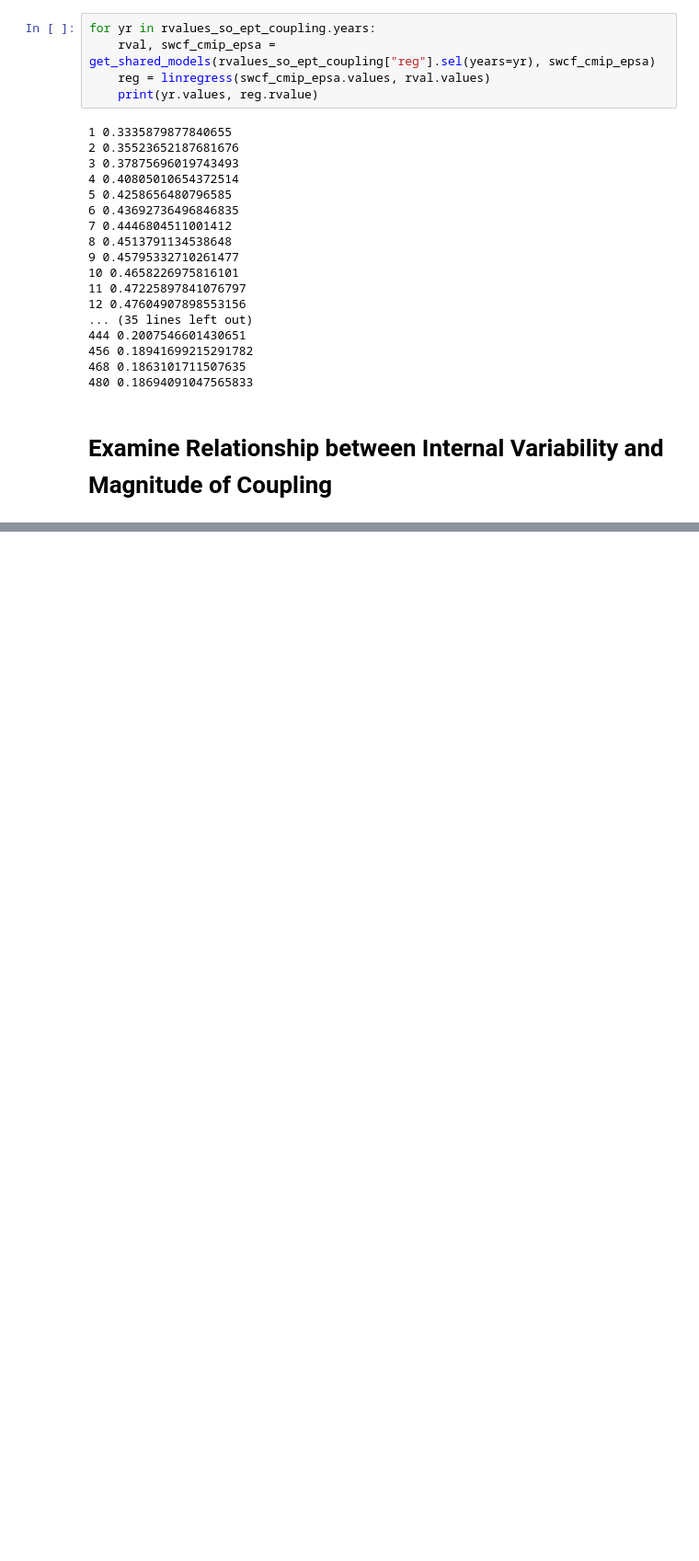
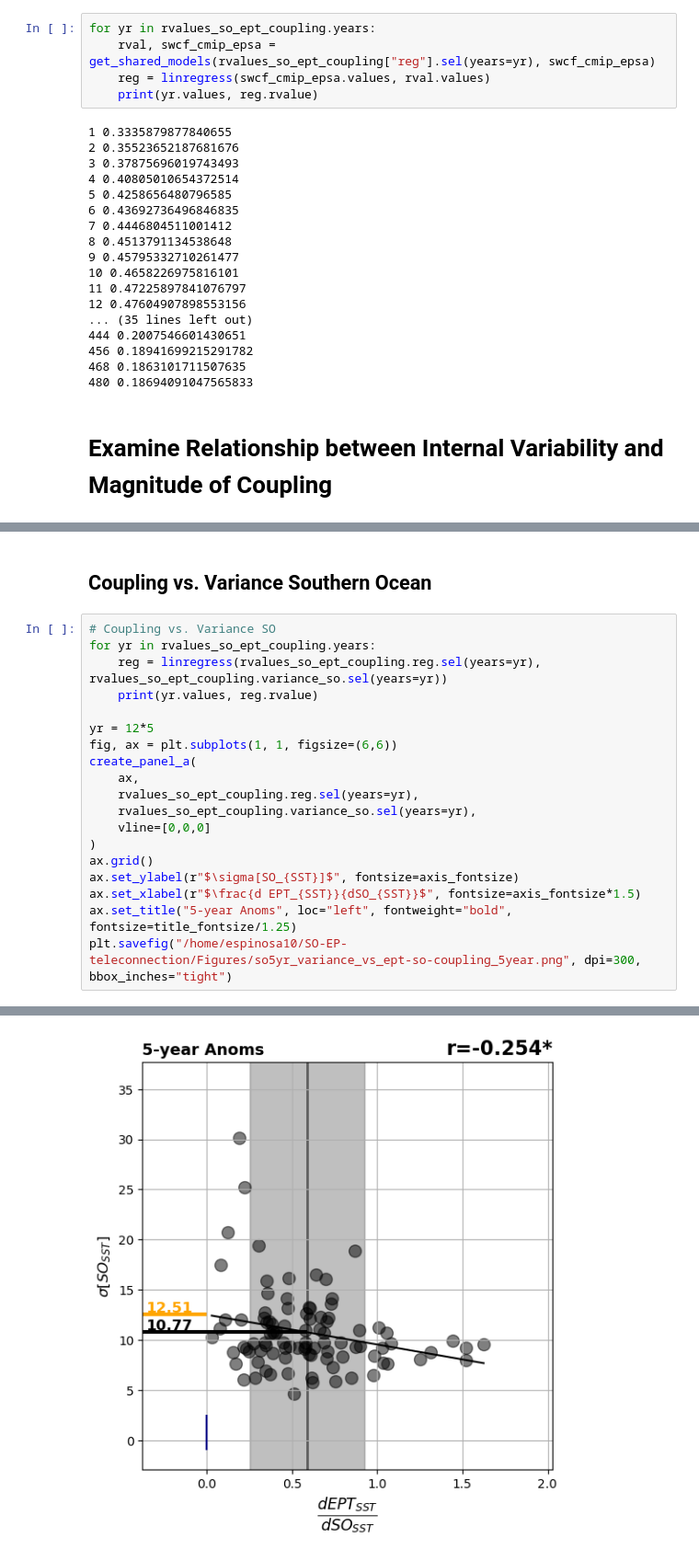
Before and after one commit to zacespinosa/SO-EP-teleconnection, a Jupyter notebook: sandbox.ipynb, the cells around one changed output, grey strips where cells are left out. Shown at 92% size. Drawn from its saved outputs; the diff is of its cells as text; blank space fills up the shorter version.

```diff
--- a/sandbox.ipynb
+++ b/sandbox.ipynb
@@ -578,0 +619,22 @@ for yr in rvalues_so_ept_coupling.years:
+# %% [markdown]
+## Coupling vs. Variance Southern Ocean
+# %%
+# Coupling vs. Variance SO
+for yr in rvalues_so_ept_coupling.years:
+    reg = linregress(rvalues_so_ept_coupling.reg.sel(years=yr), rvalues_so_ept_coupling.variance_so.sel(years=yr))
+    print(yr.values, reg.rvalue)
+
+yr = 12*5
+fig, ax = plt.subplots(1, 1, figsize=(6,6))
+create_panel_a(
+    ax,
+    rvalues_so_ept_coupling.reg.sel(years=yr),
+    rvalues_so_ept_coupling.variance_so.sel(years=yr),
+    vline=[0,0,0]
+)
+ax.grid()
+ax.set_ylabel(r"$\sigma[SO_{SST}]$", fontsize=axis_fontsize)
+ax.set_xlabel(r"$\frac{d EPT_{SST}}{dSO_{SST}}$", fontsize=axis_fontsize*1.5)
+ax.set_title("5-year Anoms", loc="left", fontweight="bold", fontsize=title_fontsize/1.25)
+plt.savefig("/home/espinosa10/SO-EP-teleconnection/Figures/so5yr_variance_vs_ept-so-coupling_5year.png", dpi=300, bbox_inches="tight")
+# %% [output]
@@ -579 +658,2 @@ for yr in rvalues_so_ept_coupling.years:
+[figure, added]
 # %% [markdown]
```
Also changed, not shown: parts of 15 cells of this notebook, 5 other files.
